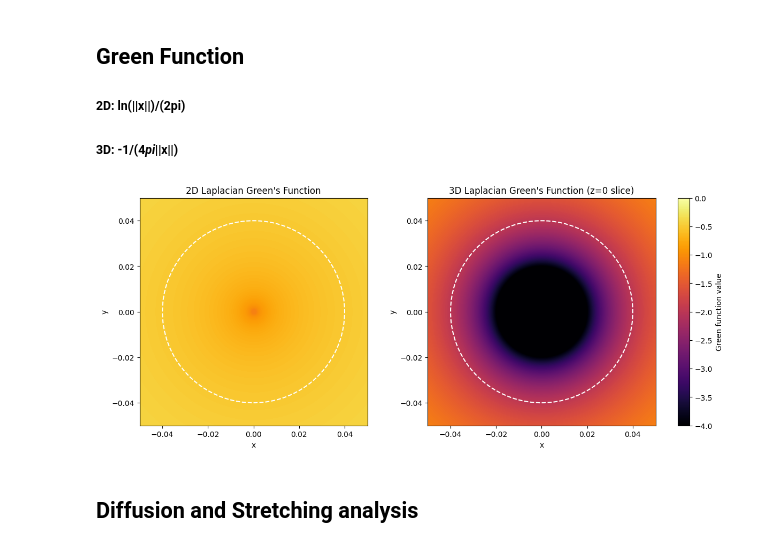
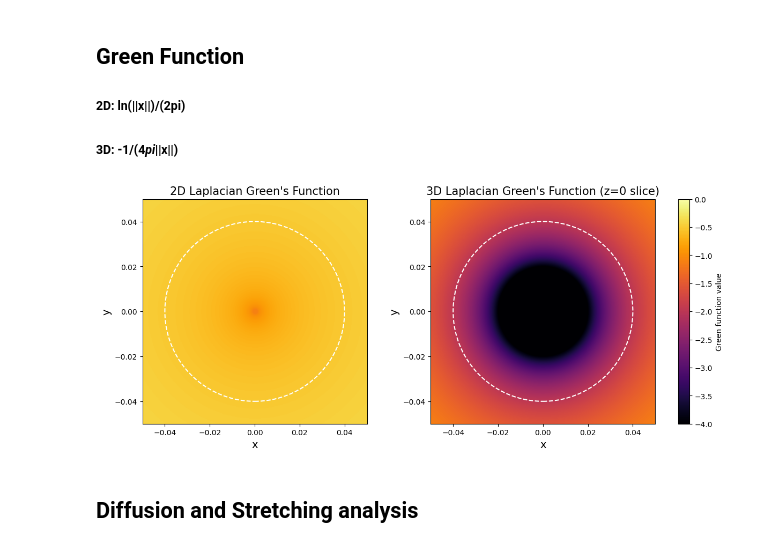
Before and after one commit to gabiileticia/analysis, a Jupyter notebook: final_notebook.ipynb, the cells around one changed output. Saved outputs shown, nothing was run; the diff lists cells and outputs as text; code cells hidden in the pictures.

```diff
--- a/final_notebook.ipynb
+++ b/final_notebook.ipynb
@@ -116,40 +181,42 @@ r[r < 1e-3] = 1e-3  # cutoff small radius for stability
 # 2D Green's function (logarithmic)
 G2D = (1/(2*np.pi)) * np.log(r)
 
 # 3D Green's function (slice at z=0)
 G3D = -(1/(4*np.pi*r))
 
 # Define a common color scale range (e.g., -5 to 0)
 vmin, vmax = -4, 0
 
 # Clip 2D Green's function to the common scale
 G2D_clipped = np.clip(G2D, vmin, vmax)
 
 # Plotting with constrained_layout=True to avoid layout warnings
 fig, axes = plt.subplots(1, 2, figsize=(12, 5), constrained_layout=True)
 
 # 2D plot with shared scale
 im1 = axes[0].imshow(G2D_clipped, extent=[-0.05,0.05,-0.05,0.05], origin='lower', cmap='inferno', vmin=vmin, vmax=vmax)
-axes[0].set_title("2D Laplacian Green's Function")
-axes[0].set_xlabel('x')
-axes[0].set_ylabel('y')
+axes[0].set_title("2D Laplacian Green's Function", fontsize=15)
+axes[0].set_xlabel('x', fontsize=14)
+axes[0].set_ylabel('y', fontsize=14)
 
 # 3D plot with shared scale
 im2 = axes[1].imshow(G3D, extent=[-0.05,0.05,-0.05,0.05], origin='lower', cmap='inferno', vmin=vmin, vmax=vmax)
-axes[1].set_title("3D Laplacian Green's Function (z=0 slice)")
-axes[1].set_xlabel('x')
-axes[1].set_ylabel('y')
+axes[1].set_title("3D Laplacian Green's Function (z=0 slice)", fontsize=15)
+axes[1].set_xlabel('x', fontsize=14)
+axes[1].set_ylabel('y', fontsize=14)
 
 for ax in axes:
     circle = Circle((0, 0), 0.04, color='white', fill=False, linestyle='--', linewidth=1.5)
     ax.add_patch(circle)
 
 # Single colorbar for both plots
 fig.colorbar(im2, ax=axes.ravel().tolist(), fraction=0.046, pad=0.04, label='Green function value')
 
+plt.savefig('greenfunction.png', dpi=300, bbox_inches="tight")
+
 plt.show()
 # %% [output]
-[figure, old version]
+[figure, new version]
 # %% [markdown]
 ## Diffusion and Stretching analysis
 # %%
```
Also changed, not shown: parts of 50 cells of this notebook, 1 other file.
